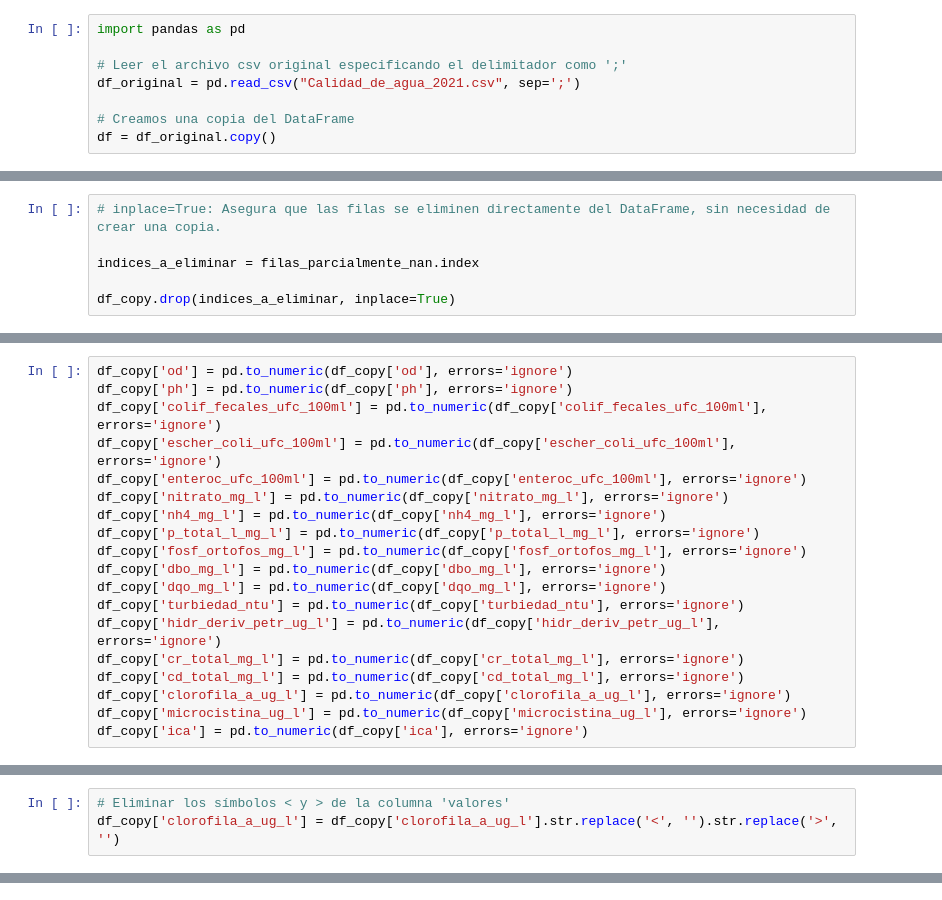
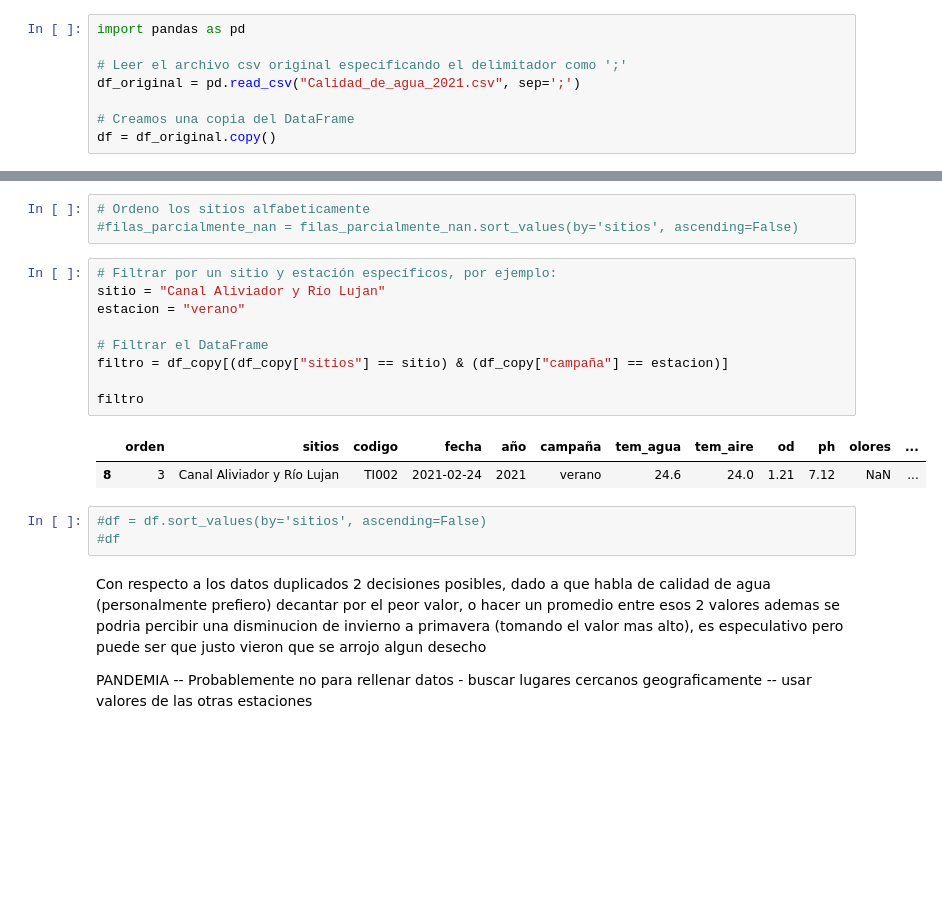
Before and after one commit to HombreSauce/TPE_Fundamentos, a Jupyter notebook: tp-especial.ipynb, the cells around one changed output, grey strips where cells are left out. Drawn from its saved outputs; the diff is of its cells as text; blank space fills up the shorter version.

Commit message:
Limpie el codigo

```diff
--- a/tp-especial.ipynb
+++ b/tp-especial.ipynb
@@ -607,6 +47,0 @@ filas_parcialmente_nan.shape
-# %%
-# inplace=True: Asegura que las filas se eliminen directamente del DataFrame, sin necesidad de crear una copia.
-
-indices_a_eliminar = filas_parcialmente_nan.index
-
-df_copy.drop(indices_a_eliminar, inplace=True)
@@ -661,19 +47,0 @@ df_copy['dqo_mg_l'] = df_copy['dqo_mg_l'].str.replace('<', '').str.replace('>',
-# %%
-df_copy['od'] = pd.to_numeric(df_copy['od'], errors='ignore')
-df_copy['ph'] = pd.to_numeric(df_copy['ph'], errors='ignore')
-df_copy['colif_fecales_ufc_100ml'] = pd.to_numeric(df_copy['colif_fecales_ufc_100ml'], errors='ignore')
-df_copy['escher_coli_ufc_100ml'] = pd.to_numeric(df_copy['escher_coli_ufc_100ml'], errors='ignore')
-df_copy['enteroc_ufc_100ml'] = pd.to_numeric(df_copy['enteroc_ufc_100ml'], errors='ignore')
-df_copy['nitrato_mg_l'] = pd.to_numeric(df_copy['nitrato_mg_l'], errors='ignore')
-df_copy['nh4_mg_l'] = pd.to_numeric(df_copy['nh4_mg_l'], errors='ignore')
-df_copy['p_total_l_mg_l'] = pd.to_numeric(df_copy['p_total_l_mg_l'], errors='ignore')
-df_copy['fosf_ortofos_mg_l'] = pd.to_numeric(df_copy['fosf_ortofos_mg_l'], errors='ignore')
-df_copy['dbo_mg_l'] = pd.to_numeric(df_copy['dbo_mg_l'], errors='ignore')
-df_copy['dqo_mg_l'] = pd.to_numeric(df_copy['dqo_mg_l'], errors='ignore')
-df_copy['turbiedad_ntu'] = pd.to_numeric(df_copy['turbiedad_ntu'], errors='ignore')
-df_copy['hidr_deriv_petr_ug_l'] = pd.to_numeric(df_copy['hidr_deriv_petr_ug_l'], errors='ignore')
-df_copy['cr_total_mg_l'] = pd.to_numeric(df_copy['cr_total_mg_l'], errors='ignore')
-df_copy['cd_total_mg_l'] = pd.to_numeric(df_copy['cd_total_mg_l'], errors='ignore')
-df_copy['clorofila_a_ug_l'] = pd.to_numeric(df_copy['clorofila_a_ug_l'], errors='ignore')
-df_copy['microcistina_ug_l'] = pd.to_numeric(df_copy['microcistina_ug_l'], errors='ignore')
-df_copy['ica'] = pd.to_numeric(df_copy['ica'], errors='ignore')
@@ -700,3 +47,0 @@ memory usage: 33.0+ KB
-# %%
-# Eliminar los símbolos < y > de la columna 'valores'
-df_copy['clorofila_a_ug_l'] = df_copy['clorofila_a_ug_l'].str.replace('<', '').str.replace('>', '')
@@ -824,0 +319,24 @@ Name: count, dtype: int64
+# %%
+# Ordeno los sitios alfabeticamente
+#filas_parcialmente_nan = filas_parcialmente_nan.sort_values(by='sitios', ascending=False)
+# %%
+# Filtrar por un sitio y estación específicos, por ejemplo:
+sitio = "Canal Aliviador y Río Lujan"
+estacion = "verano"
+
+# Filtrar el DataFrame
+filtro = df_copy[(df_copy["sitios"] == sitio) & (df_copy["campaña"] == estacion)]
+
+filtro
+# %% [output]
+|  | orden | sitios | codigo | fecha | año | campaña | tem_agua | tem_aire | od | ph | olores | ... |
+| 8 | 3 | Canal Aliviador y Río Lujan | TI002 | 2021-02-24 | 2021 | verano | 24.6 | 24.0 | 1.21 | 7.12 | NaN | ... |
+# %%
+#df = df.sort_values(by='sitios', ascending=False)
+#df
+# %% [markdown]
+ Con respecto a los datos duplicados 2 decisiones posibles, dado a que habla de calidad de agua (personalmente prefiero) decantar por el peor valor, o hacer un promedio entre esos 2 valores
+ ademas se podria percibir una disminucion de invierno a primavera (tomando el valor mas alto), es especulativo pero puede ser que justo vieron que se arrojo algun desecho
+
+ PANDEMIA -- Probablemente no
+ para rellenar datos - buscar lugares cercanos geograficamente -- usar valores de las otras estaciones
```
Also changed, not shown: parts of 92 cells of this notebook.
